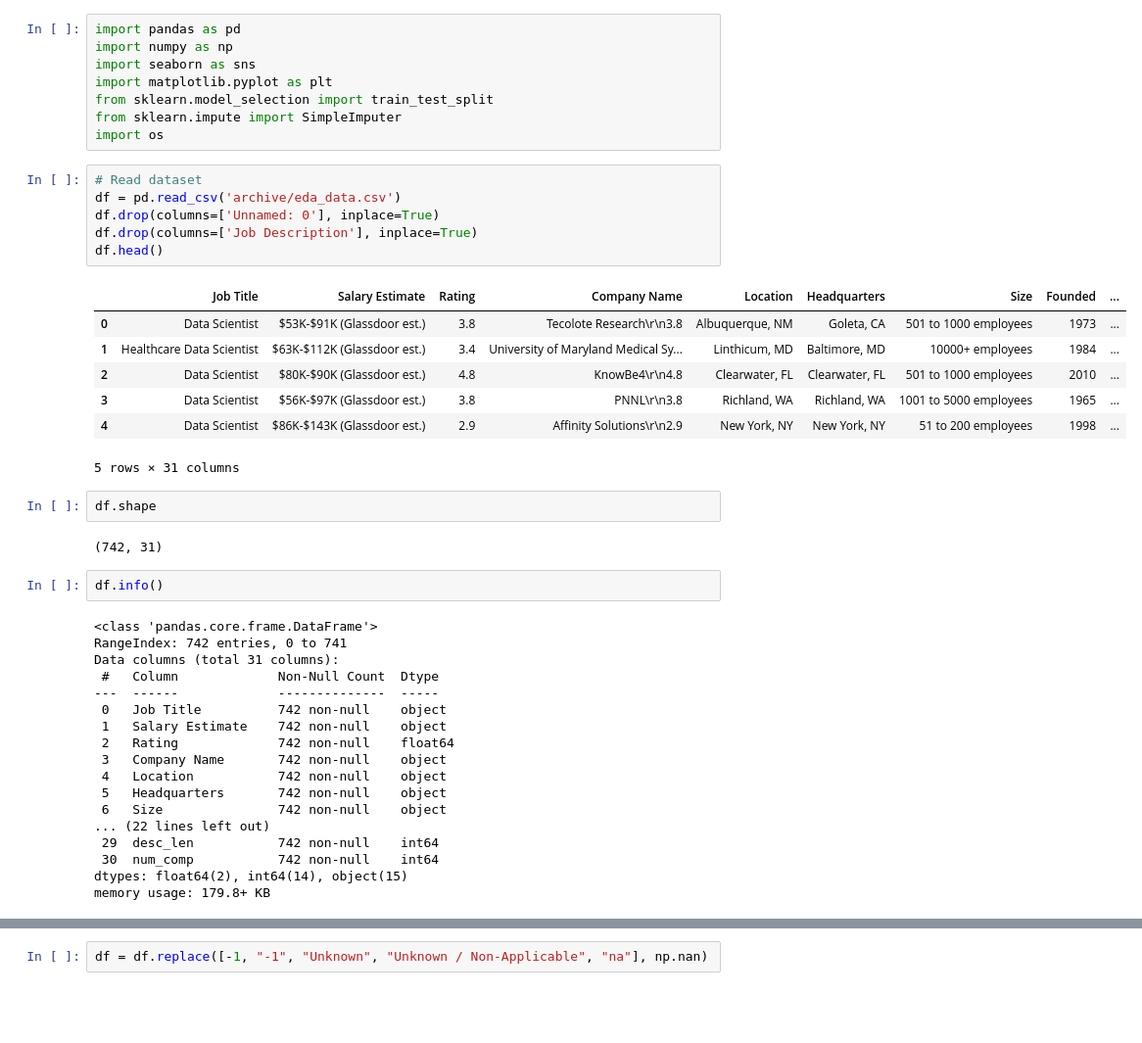
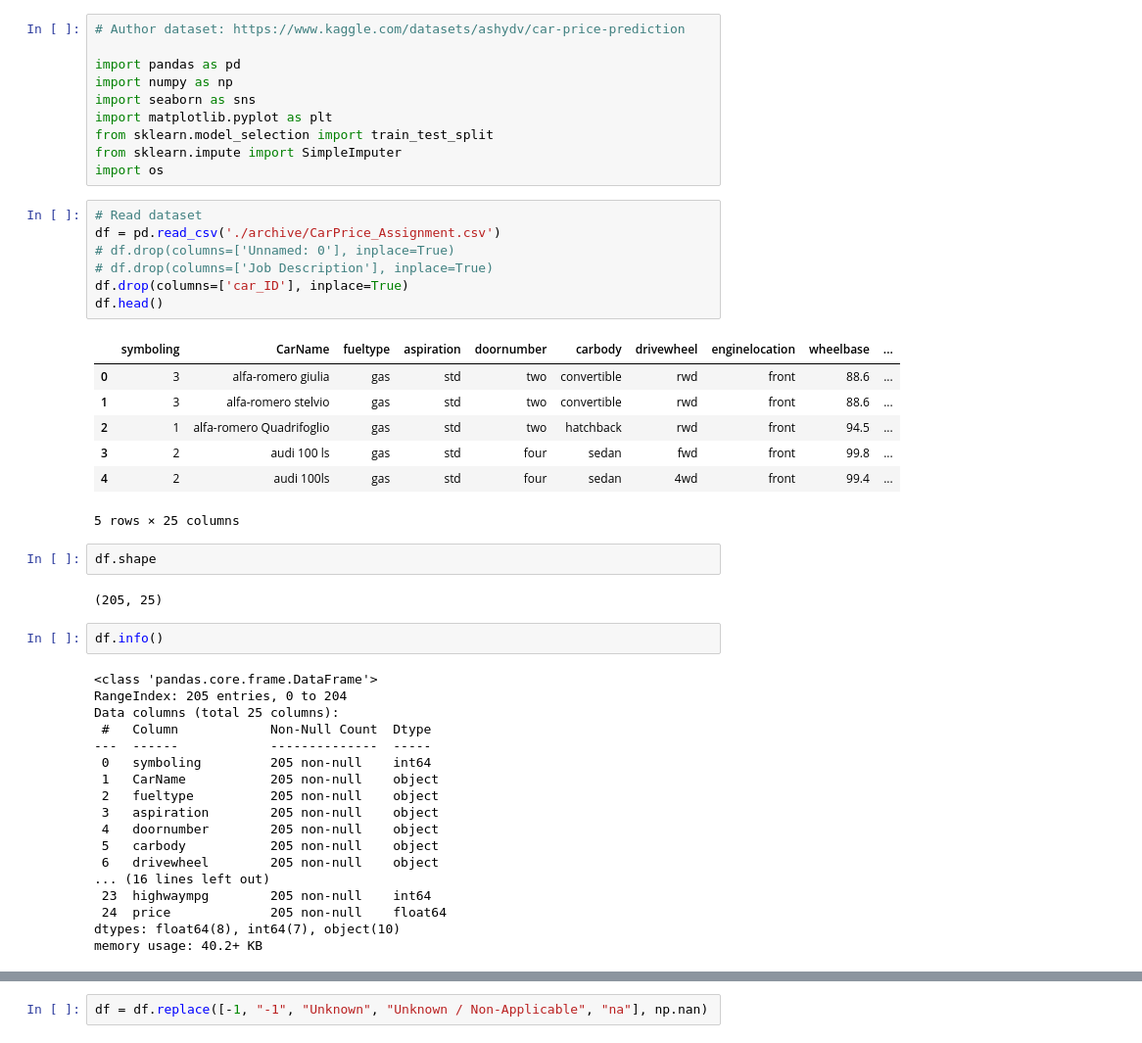
Before and after one commit to todanh2706/ML_Lab01_CarPrice, a Jupyter notebook: preprocessing.ipynb, the cells around one changed output, grey strips where cells are left out. Shown at 98% size. Drawn from its saved outputs; the diff is of its cells as text; blank space fills up the shorter version.

Commit message:
Change to another dataset

```diff
--- a/preprocessing.ipynb
+++ b/preprocessing.ipynb
@@ -1,4 +1,6 @@
 # %%
+# Author dataset: https://www.kaggle.com/datasets/ashydv/car-price-prediction
+
 import pandas as pd
 import numpy as np
 import seaborn as sns
@@ -8,42 +10,43 @@ from sklearn.impute import SimpleImputer
 import os
 # %%
 # Read dataset
-df = pd.read_csv('archive/eda_data.csv')
-df.drop(columns=['Unnamed: 0'], inplace=True)
-df.drop(columns=['Job Description'], inplace=True)
+df = pd.read_csv('./archive/CarPrice_Assignment.csv')
+# df.drop(columns=['Unnamed: 0'], inplace=True)
+# df.drop(columns=['Job Description'], inplace=True)
+df.drop(columns=['car_ID'], inplace=True)
 df.head()
 # %% [output]
-|  | Job Title | Salary Estimate | Rating | Company Name | Location | Headquarters | Size | Founded | ... |
-| 0 | Data Scientist | $53K-$91K (Glassdoor est.) | 3.8 | Tecolote Research\r\n3.8 | Albuquerque, NM | Goleta, CA | 501 to 1000 employees | 1973 | ... |
-| 1 | Healthcare Data Scientist | $63K-$112K (Glassdoor est.) | 3.4 | University of Maryland Medical Sy... | Linthicum, MD | Baltimore, MD | 10000+ employees | 1984 | ... |
-| 2 | Data Scientist | $80K-$90K (Glassdoor est.) | 4.8 | KnowBe4\r\n4.8 | Clearwater, FL | Clearwater, FL | 501 to 1000 employees | 2010 | ... |
-| 3 | Data Scientist | $56K-$97K (Glassdoor est.) | 3.8 | PNNL\r\n3.8 | Richland, WA | Richland, WA | 1001 to 5000 employees | 1965 | ... |
-| 4 | Data Scientist | $86K-$143K (Glassdoor est.) | 2.9 | Affinity Solutions\r\n2.9 | New York, NY | New York, NY | 51 to 200 employees | 1998 | ... |
+|  | symboling | CarName | fueltype | aspiration | doornumber | carbody | drivewheel | enginelocation | wheelbase | ... |
+| 0 | 3 | alfa-romero giulia | gas | std | two | convertible | rwd | front | 88.6 | ... |
+| 1 | 3 | alfa-romero stelvio | gas | std | two | convertible | rwd | front | 88.6 | ... |
+| 2 | 1 | alfa-romero Quadrifoglio | gas | std | two | hatchback | rwd | front | 94.5 | ... |
+| 3 | 2 | audi 100 ls | gas | std | four | sedan | fwd | front | 99.8 | ... |
+| 4 | 2 | audi 100ls | gas | std | four | sedan | 4wd | front | 99.4 | ... |
-5 rows × 31 columns
+5 rows × 25 columns
 # %%
 df.shape
 # %% [output]
-(742, 31)
+(205, 25)
 # %%
 df.info()
 # %% [output]
 <class 'pandas.core.frame.DataFrame'>
-RangeIndex: 742 entries, 0 to 741
-Data columns (total 31 columns):
- #   Column             Non-Null Count  Dtype
----  ------             --------------  -----
- 0   Job Title          742 non-null    object
- 1   Salary Estimate    742 non-null    object
- 2   Rating             742 non-null    float64
- 3   Company Name       742 non-null    object
- 4   Location           742 non-null    object
- 5   Headquarters       742 non-null    object
- 6   Size               742 non-null    object
-... (22 lines left out)
- 29  desc_len           742 non-null    int64
- 30  num_comp           742 non-null    int64
-dtypes: float64(2), int64(14), object(15)
-memory usage: 179.8+ KB
+RangeIndex: 205 entries, 0 to 204
+Data columns (total 25 columns):
+ #   Column            Non-Null Count  Dtype
+---  ------            --------------  -----
+ 0   symboling         205 non-null    int64
+ 1   CarName           205 non-null    object
+ 2   fueltype          205 non-null    object
+ 3   aspiration        205 non-null    object
+ 4   doornumber        205 non-null    object
+ 5   carbody           205 non-null    object
+ 6   drivewheel        205 non-null    object
+... (16 lines left out)
+ 23  highwaympg        205 non-null    int64
+ 24  price             205 non-null    float64
+dtypes: float64(8), int64(7), object(10)
+memory usage: 40.2+ KB
 # %%
 df.dtypes
 # %% [output]
```
Also changed, not shown: parts of 9 cells of this notebook, 11 other files.
